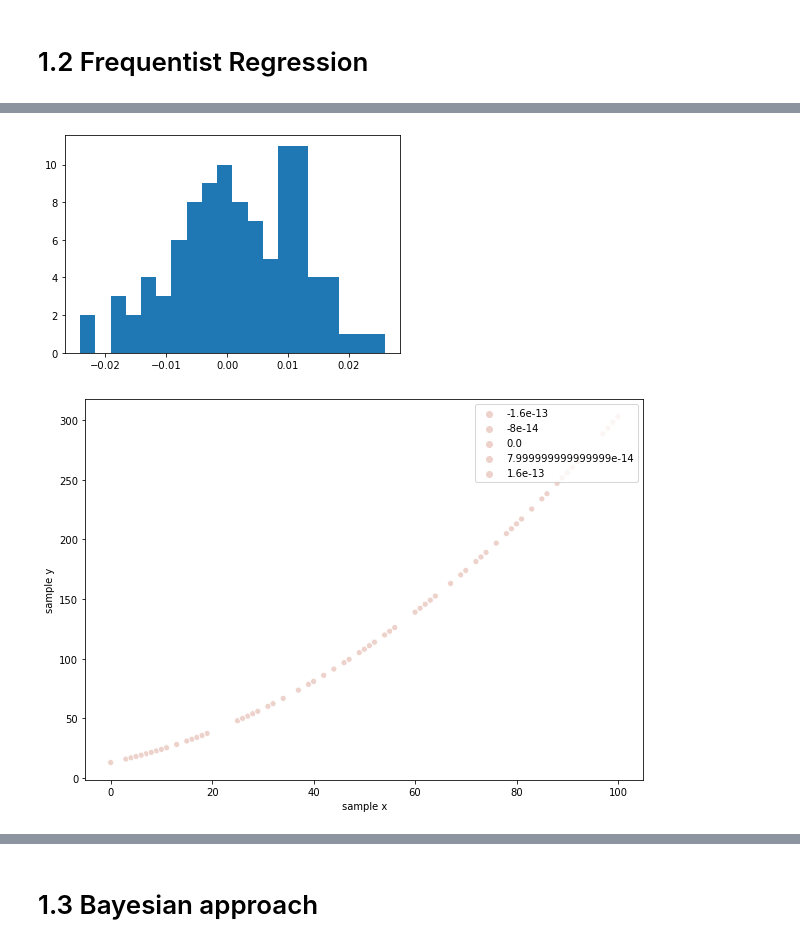
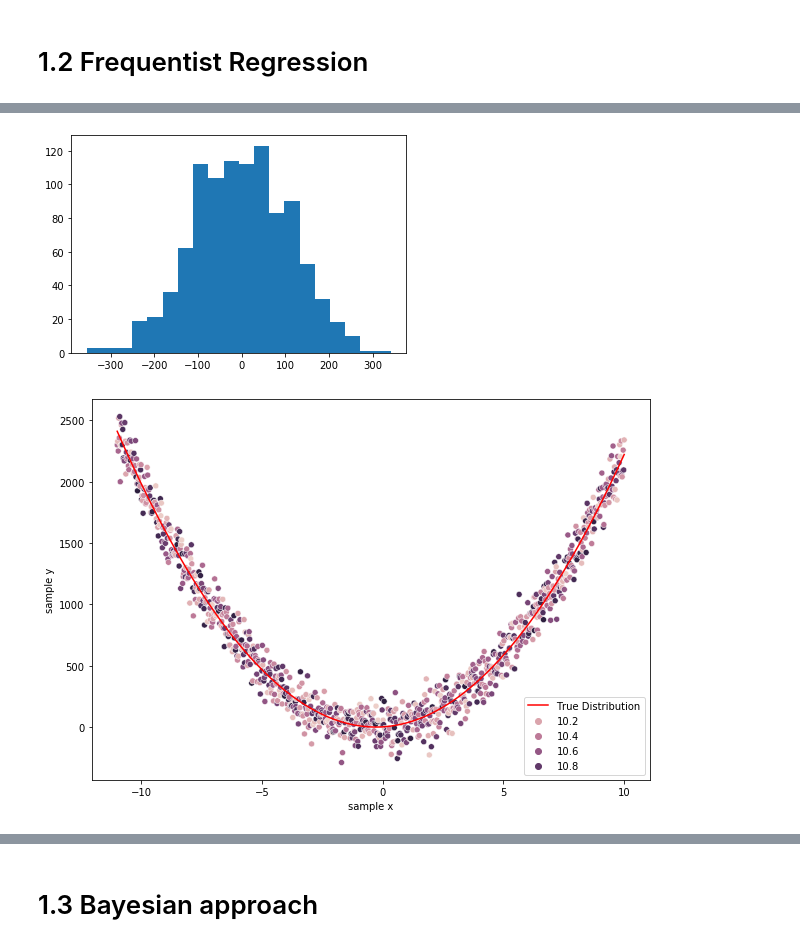
Before and after one commit to MARVINMENG0/bayes-ml, a Jupyter notebook: experiments.ipynb, the cells around one changed output, grey strips where cells are left out. Saved outputs shown, nothing was run; the diff lists cells and outputs as text; code cells hidden in the pictures.

```diff
--- a/experiments.ipynb
+++ b/experiments.ipynb
@@ -113,21 +130,30 @@ def sigma_2_dv_1(c, v_0, v_1):
 def phi(x):
     return np.array([x ** 0, x, x ** 2]).squeeze()
 
-num_samples = 100
+num_samples = 1000
 
-x = np.random.randint(0, 101, size=num_samples)
+# x = np.random.randint(0, 101, size=num_samples)
+# x = np.random.rand(num_samples)
+x = np.linspace(-11,10, num_samples)
 
-c = np.zeros(num_samples)
-#c = np.random.rand(num_samples)
+# c = np.zeros(num_samples)
+c = np.random.rand(num_samples) + 10
 
-w_0 = 13
-w_1 = 0.9
-w_2 = 0.02
-v_0 = 0.01
-v_1 = 0
+# w_0 = 13
+# w_1 = 0.9
+# w_2 = 0.02
+# v_0 = 0.01
+# v_1 = 0
+
+w_0 = 1.3
+w_1 = 12
+w_2 = 21
+v_0 = 10
+v_1 = 33
+
 
 w = np.array([w_0, w_1, w_2]).squeeze()
-
+v = np.array([v_0, v_1]).squeeze()
 sigma_2 = sigma_fn_2(c, v_0=v_0, v_1=v_1)
 
 eps = []
@@ -139,28 +165,31 @@ for sigma in sigma_2:
 
 eps = np.array(eps).squeeze()
 assert eps.shape == (num_samples,)
-assert x.shape == (num_samples,)
+# assert x.shape == (num_samples,)
 y = w.T @ phi(x) + eps
+y_true = w.T @ phi(x)
 assert y.shape == (num_samples,)
+assert y_true.shape == (num_samples,)
 # %%
 plt.hist(eps, bins=20);
 # %% [output]
-[figure, old version]
+[figure, new version]
 # %%
 import matplotlib.pyplot as plt
 import seaborn as sns
 %matplotlib inline
 
 plt.figure(figsize=(10, 7))
 sns.scatterplot(x,
                 y,
                 hue=c,
                 )
+plt.plot(x, y_true, 'r', label="True Distribution")
 plt.xlabel('sample x')
 plt.ylabel('sample y')
-plt.legend(loc='upper right');
+plt.legend(loc='lower right');
 # %% [output]
-[figure, old version]
+[figure, new version]
 # %%
 def log_fn(params):
     w = params[0: 3]
```
Also changed, not shown: parts of 13 cells of this notebook.
